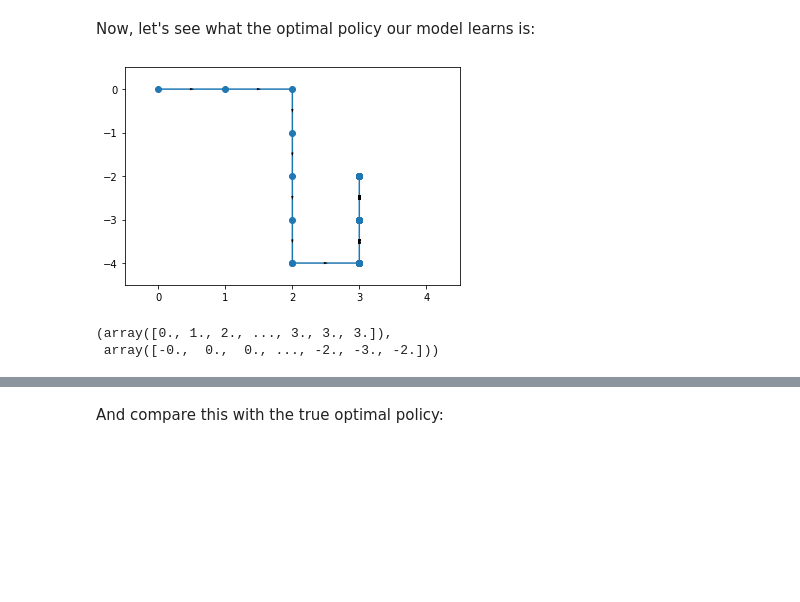
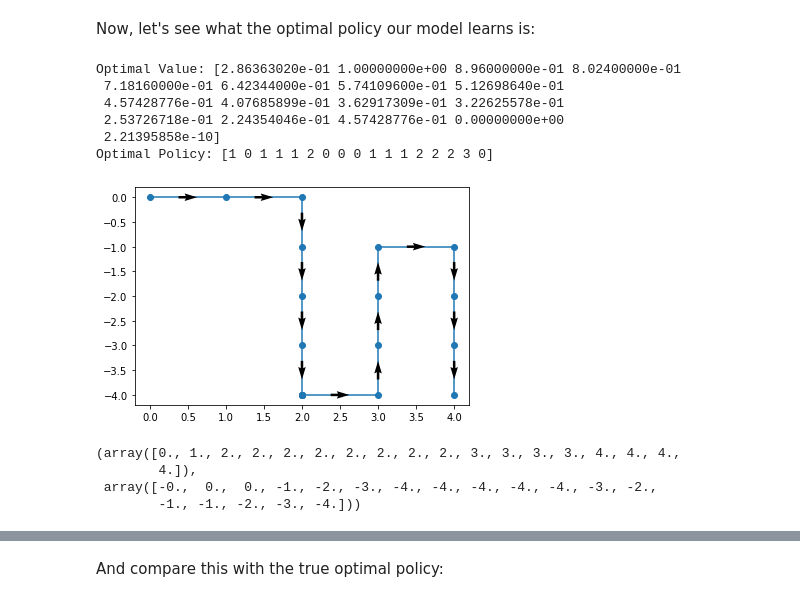
Before and after one commit to janicey27/ORC-MRL, a Jupyter notebook: Maze/Maze_Experience.ipynb, the cells around one changed output, grey strips where cells are left out. Saved outputs shown, nothing was run; the diff lists cells and outputs as text; code cells hidden in the pictures; blank space fills up the shorter version.

Commit message:
solve_MDP thresholds added, get_MDP end sink nodes, clustering pred accuracy, maze notebook updates

```diff
--- a/Maze/Maze_Experience.ipynb
+++ b/Maze/Maze_Experience.ipynb
@@ -365,7 +368,7 @@ mazes = {1: 'maze-v0',
 # %%
 # Setting Parameters
 N = 50
-T_max = 30
+T_max = 25
 r = 0.4
 maze = mazes[4]
 # %%
@@ -395,7 +398,7 @@ df.loc[df['ACTION']=='None']['ID'].count()
 #### Fitting to Algorithm
 # %%
 # Setting parameters for model fitting
-max_k = 25
+max_k = 16
 #classification ='AdaBoostClassifier'
 classification = 'DecisionTreeClassifier'
 #classification = 'RandomForestClassifier'
@@ -424,7 +427,7 @@ m.fit(df, # df: dataframe in the format ['ID', 'TIME', ...features..., 'RISK', '
     n_clusters, # number of clusters for KMeans
     random_state,
     plot=True,
-    optimize=True)
+    optimize=False)
 # %% [output]
 Clusters Initialized
       ID  TIME  FEATURE_0  FEATURE_1 ACTION   RISK  OG_CLUSTER  CLUSTER  \
@@ -479,8 +506,16 @@ def plot_features(df, x, y, c='CLUSTER'):
 # %% [markdown]
 Now, let's see what the optimal policy our model learns is:
 # %%
-opt_model_trajectory(m, maze)
+opt_model_trajectory(m, maze, 7, 0.7)
 # %% [output]
+Optimal Value: [2.86363020e-01 1.00000000e+00 8.96000000e-01 8.02400000e-01
+ 7.18160000e-01 6.42344000e-01 5.74109600e-01 5.12698640e-01
+ 4.57428776e-01 4.07685899e-01 3.62917309e-01 3.22625578e-01
+ 2.53726718e-01 2.24354046e-01 4.57428776e-01 0.00000000e+00
+ 2.21395858e-10]
+Optimal Policy: [1 0 1 1 1 2 0 0 0 1 1 1 2 2 2 3 0]
-[figure, old version]
+[figure, new version]
-(array([0., 1., 2., ..., 3., 3., 3.]),
- array([-0.,  0.,  0., ..., -2., -3., -2.]))
+(array([0., 1., 2., 2., 2., 2., 2., 2., 2., 2., 3., 3., 3., 3., 4., 4., 4.,
+        4.]),
+ array([-0.,  0.,  0., -1., -2., -3., -4., -4., -4., -4., -4., -3., -2.,
+        -1., -1., -2., -3., -4.]))
```
Also changed, not shown: parts of 19 cells of this notebook, 4 other files.
